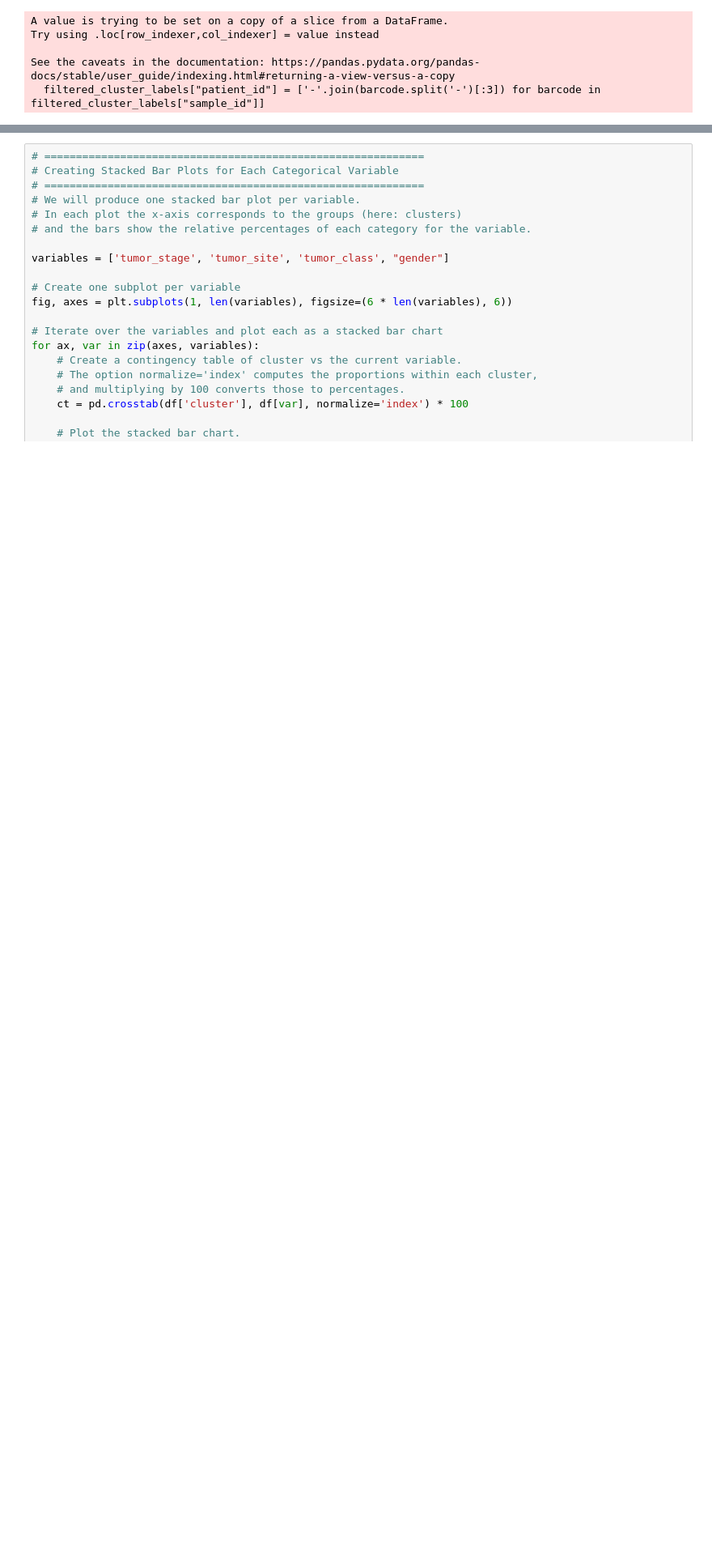
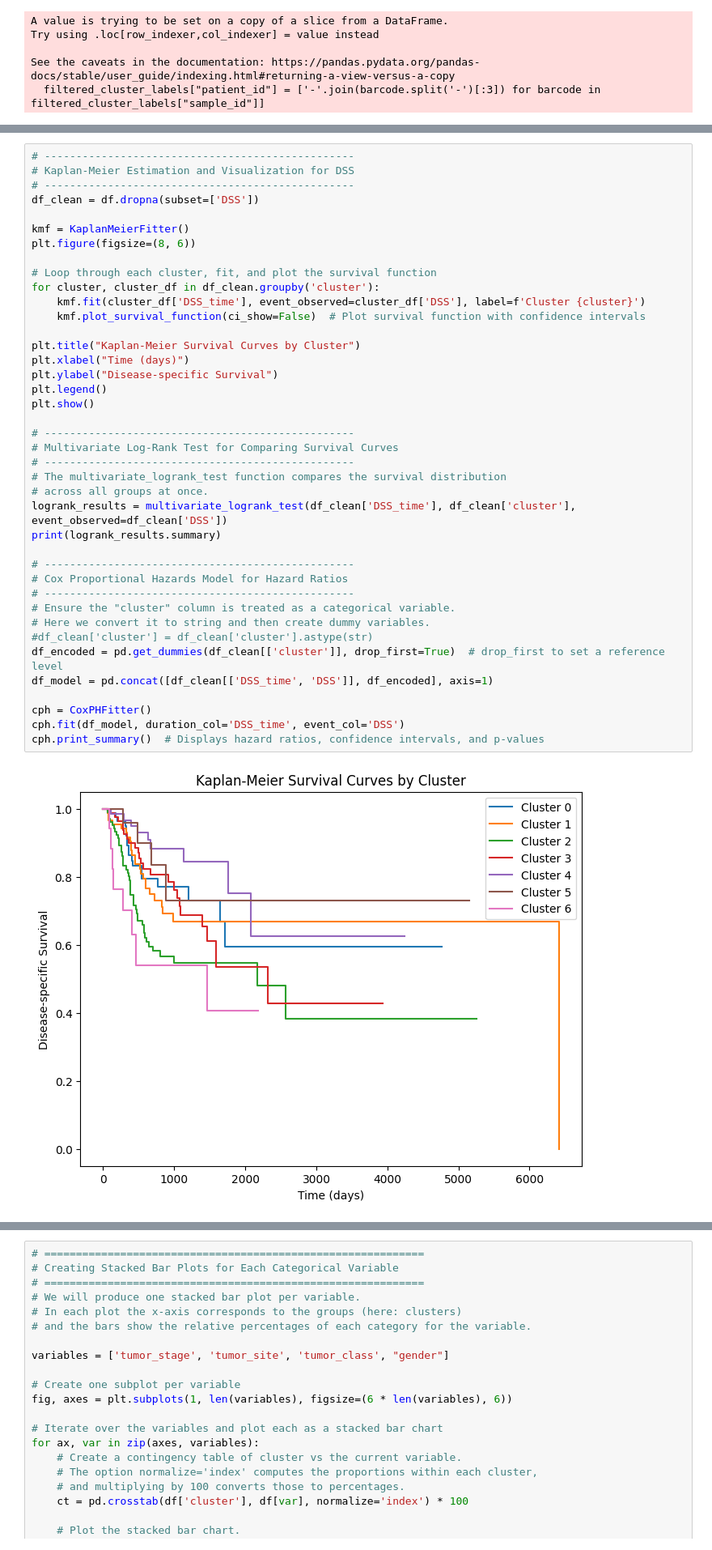
Before and after one commit to Harrison-Q-Ma/BNFO285_Projects, a Jupyter notebook: project_1/Wenshu/qualitative_assessments.ipynb, the cells around one changed output, grey strips where cells are left out. Shown: that part at 81% size. Drawn from its saved outputs; the diff is of its cells as text; blank space fills up the shorter version.

```diff
--- a/project_1/Wenshu/qualitative_assessments.ipynb
+++ b/project_1/Wenshu/qualitative_assessments.ipynb
@@ -90,3 +90,45 @@ cph.print_summary()  # Displays hazard ratios, confidence intervals, and p-value
 | Partial AIC | 2337.81 |
 | log-likelihood ratio test | 26.51 on 6 df |
 | -log2(p) of ll-ratio test | 12.45 |
+# %%
+# -------------------------------------------------
+# Kaplan-Meier Estimation and Visualization for DSS
+# -------------------------------------------------
+df_clean = df.dropna(subset=['DSS'])
+
+kmf = KaplanMeierFitter()
+plt.figure(figsize=(8, 6))
+
+# Loop through each cluster, fit, and plot the survival function
+for cluster, cluster_df in df_clean.groupby('cluster'):
+    kmf.fit(cluster_df['DSS_time'], event_observed=cluster_df['DSS'], label=f'Cluster {cluster}')
+    kmf.plot_survival_function(ci_show=False)  # Plot survival function with confidence intervals
+
+plt.title("Kaplan-Meier Survival Curves by Cluster")
+plt.xlabel("Time (days)")
+plt.ylabel("Disease-specific Survival")
+plt.legend()
+plt.show()
+
+# -------------------------------------------------
+# Multivariate Log-Rank Test for Comparing Survival Curves
+# -------------------------------------------------
+# The multivariate_logrank_test function compares the survival distribution
+# across all groups at once.
+logrank_results = multivariate_logrank_test(df_clean['DSS_time'], df_clean['cluster'], event_observed=df_clean['DSS'])
+print(logrank_results.summary)
+
+# -------------------------------------------------
+# Cox Proportional Hazards Model for Hazard Ratios
+# -------------------------------------------------
+# Ensure the "cluster" column is treated as a categorical variable.
+# Here we convert it to string and then create dummy variables.
+#df_clean['cluster'] = df_clean['cluster'].astype(str)
+df_encoded = pd.get_dummies(df_clean[['cluster']], drop_first=True)  # drop_first to set a reference level
+df_model = pd.concat([df_clean[['DSS_time', 'DSS']], df_encoded], axis=1)
+
+cph = CoxPHFitter()
+cph.fit(df_model, duration_col='DSS_time', event_col='DSS')
+cph.print_summary()  # Displays hazard ratios, confidence intervals, and p-values
+# %% [output]
+[figure, added]
```
Also changed, not shown: parts of 3 cells of this notebook, 2 other files.
